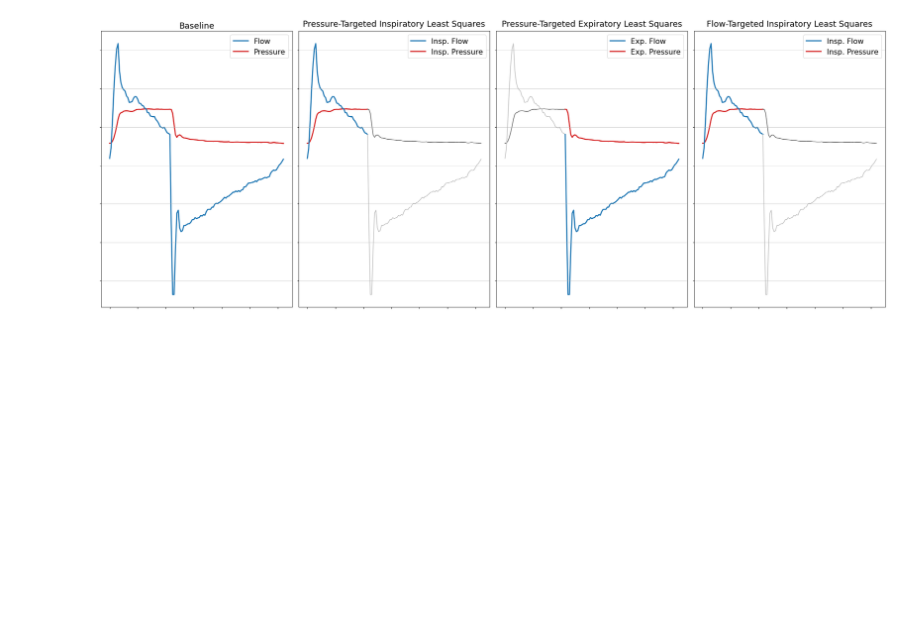
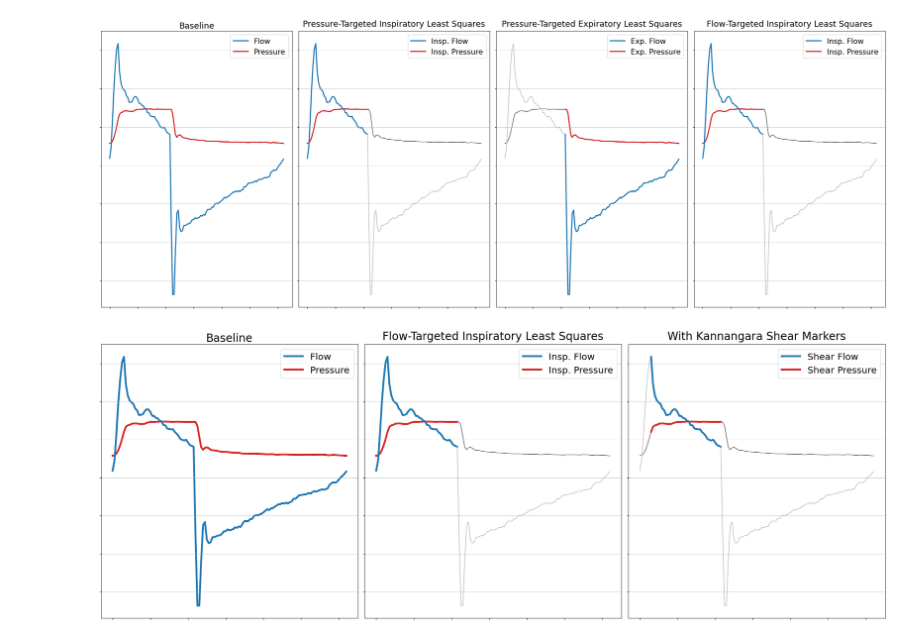
Before and after one commit to hahnicity/ventparliament, a Jupyter notebook: img/additional_figures.ipynb, the cells around one changed output. Saved outputs shown, nothing was run; the diff lists cells and outputs as text; code cells hidden in the pictures; blank space fills up the shorter version.

Commit message:
add updates on figure generation

```diff
--- a/img/least_squares_figures.ipynb
+++ b/img/additional_figures.ipynb
@@ -115,3 +115,68 @@ for breath in generator:
 # %% [output]
 [figure]
 [figure]
+# %%
+from parliament.pressure_ctrl_correction import shear_transform
+
+file = 'real_time_tor4.csv.test'
+
+generator = PB840File(open(file)).extract_raw(False)
+for breath in generator:
+    flow, pressure = breath['flow'], breath['pressure']
+
+    meta = get_production_breath_meta(breath, to_series=True)
+    x0 = meta.x0_index
+    dt = breath['dt']
+
+    fig, axes = plt.subplots(nrows=1, ncols=3, figsize=(3*8, 3*3))
+
+    highlight_lw = 4
+    title_fontsize = 24
+    legend_fontsize = 20
+    ax0 = axes[0]
+    ax2 = axes[1]
+    ax1 = axes[2]
+
+    insp_idxs = range(x0)
+    exp_idxs = range(x0-1, len(flow))
+
+    shear_left, shear_right = shear_transform(pressure, flow, x0, dt)
+
+    ax0.plot(flow, color='tab:blue', zorder=1, lw=highlight_lw, label='Flow')
+    ax0.plot(pressure, color='tab:red', zorder=0, lw=highlight_lw, label='Pressure')
+    ax0.set_title('Baseline', fontsize=title_fontsize)
+    ax0.grid(True, lw=.5, axis='y')
+    ax0.legend(fontsize=legend_fontsize)
+    plt.setp(ax0, xticklabels=['' for i in ax0.get_xticklabels()])
+    plt.setp(ax0, yticklabels=['' for i in ax0.get_yticklabels()])
+
+    before_shear_idxs = range(shear_left)
+    shear_idxs = range(shear_left-1, shear_right)
+    after_shear_idxs = range(shear_right-1, len(flow))
+
+    ax2.plot(insp_idxs, flow[:x0], color='tab:blue', zorder=1, lw=highlight_lw, label='Insp. Flow')
+    ax2.plot(insp_idxs, pressure[:x0], color='tab:red', zorder=0, lw=highlight_lw, label='Insp. Pressure')
+    ax2.plot(exp_idxs, flow[x0-1:], color='silver', zorder=1)
+    ax2.plot(exp_idxs, pressure[x0-1:], color='dimgray', zorder=0)
+    ax2.grid(True, lw=.5, axis='y')
+    plt.setp(ax2, xticklabels=['' for i in ax2.get_xticklabels()])
+    plt.setp(ax2, yticklabels=['' for i in ax2.get_yticklabels()])
+    ax2.legend(fontsize=legend_fontsize)
+    ax2.set_title('Flow-Targeted Inspiratory Least Squares', fontsize=title_fontsize, pad=10.0)
+
+    ax1.plot(before_shear_idxs, flow[:shear_left], color='silver', zorder=1)
+    ax1.plot(before_shear_idxs, pressure[:shear_left], color='dimgray', zorder=0)
+    ax1.plot(shear_idxs, flow[shear_left-1:shear_right], color='tab:blue', zorder=1, lw=highlight_lw, label='Shear Flow')
+    ax1.plot(shear_idxs, pressure[shear_left-1:shear_right], color='tab:red', zorder=0, lw=highlight_lw, label='Shear Pressure')
+    ax1.plot(after_shear_idxs, flow[shear_right-1:], color='silver', zorder=1)
+    ax1.plot(after_shear_idxs, pressure[shear_right-1:], color='dimgray', zorder=0)
+    ax1.grid(True, lw=.5, axis='y')
+    plt.setp(ax1, xticklabels=['' for i in ax1.get_xticklabels()])
+    plt.setp(ax1, yticklabels=['' for i in ax1.get_yticklabels()])
+    ax1.legend(fontsize=legend_fontsize)
+    ax1.set_title('With Kannangara Shear Markers', fontsize=title_fontsize, pad=10.0)
+
+    plt.tight_layout()
+    fig.savefig('kannangara_shear_demo.png', dpi=300)
+# %% [output]
+[figure, added]
```
Also changed, not shown: parts of 1 cell of this notebook, 3 other files.
